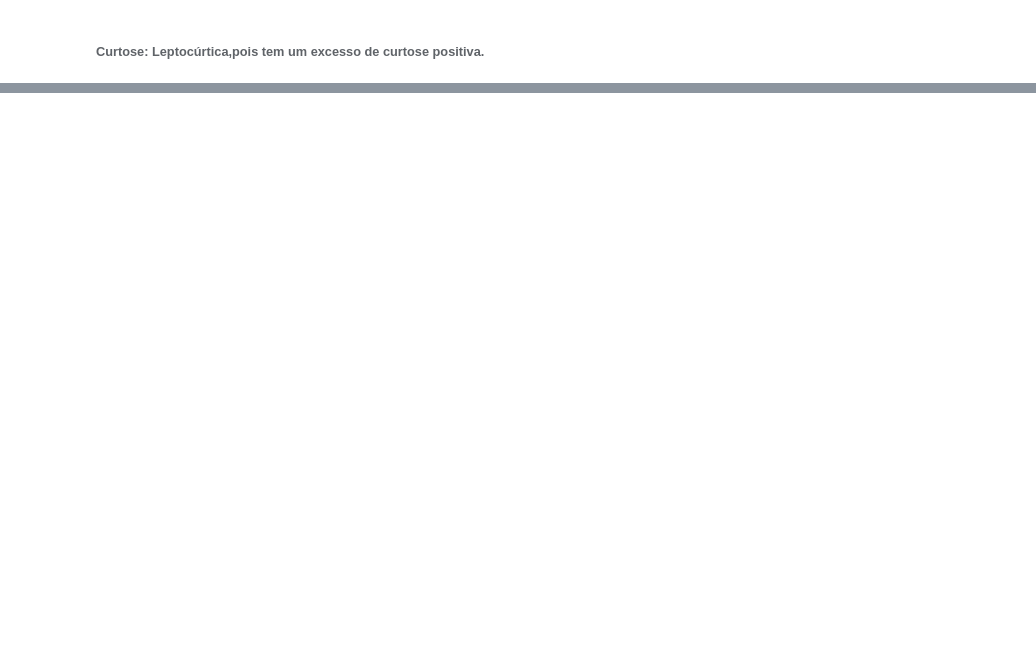
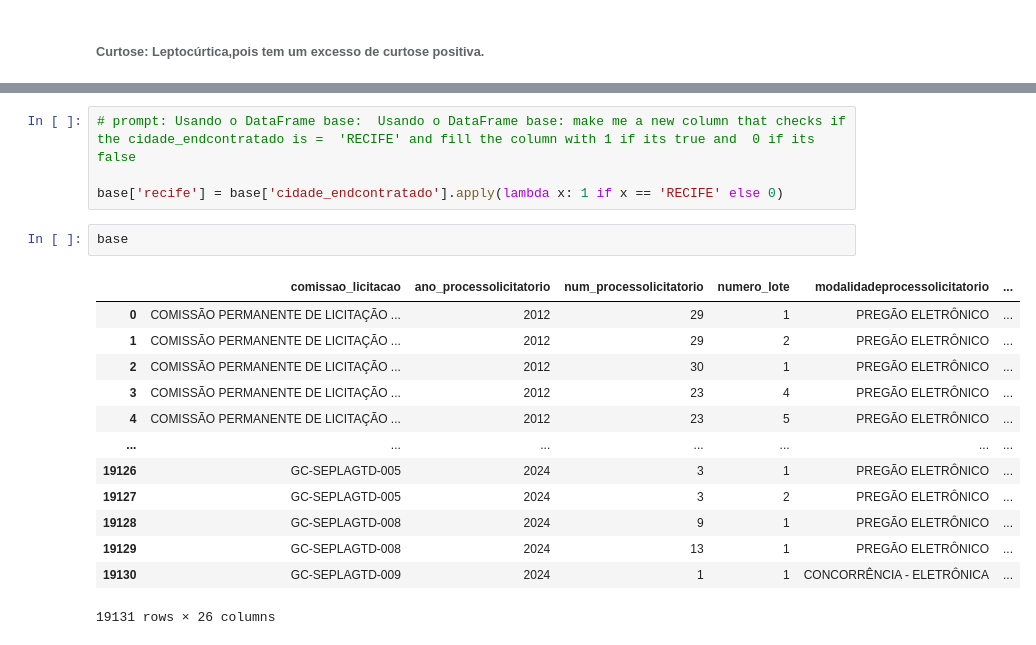
Before and after one commit to dayviddouglas/ciencia_de_dados_licitacoes_prefeitura_do_recife, a Jupyter notebook: Licitações.ipynb, the cells around one changed output, grey strips where cells are left out. Saved outputs shown, nothing was run; the diff lists cells and outputs as text; blank space fills up the shorter version.

```diff
--- a/Licitações.ipynb
+++ b/Licitações.ipynb
@@ -331,0 +687,20 @@ base["valor_licitacao_lote"].kurtosis()
+# %%
+# prompt: Usando o DataFrame base:  Usando o DataFrame base: make me a new column that checks if the cidade_endcontratado is =  'RECIFE' and fill the column with 1 if its true and  0 if its false
+
+base['recife'] = base['cidade_endcontratado'].apply(lambda x: 1 if x == 'RECIFE' else 0)
+# %%
+base
+# %% [output]
+|  | comissao_licitacao | ano_processolicitatorio | num_processolicitatorio | numero_lote | modalidadeprocessolicitatorio | ... |
+| 0 | COMISSÃO PERMANENTE DE LICITAÇÃO ... | 2012 | 29 | 1 | PREGÃO ELETRÔNICO | ... |
+| 1 | COMISSÃO PERMANENTE DE LICITAÇÃO ... | 2012 | 29 | 2 | PREGÃO ELETRÔNICO | ... |
+| 2 | COMISSÃO PERMANENTE DE LICITAÇÃO ... | 2012 | 30 | 1 | PREGÃO ELETRÔNICO | ... |
+| 3 | COMISSÃO PERMANENTE DE LICITAÇÃO ... | 2012 | 23 | 4 | PREGÃO ELETRÔNICO | ... |
+| 4 | COMISSÃO PERMANENTE DE LICITAÇÃO ... | 2012 | 23 | 5 | PREGÃO ELETRÔNICO | ... |
+| ... | ... | ... | ... | ... | ... | ... |
+| 19126 | GC-SEPLAGTD-005 | 2024 | 3 | 1 | PREGÃO ELETRÔNICO | ... |
+| 19127 | GC-SEPLAGTD-005 | 2024 | 3 | 2 | PREGÃO ELETRÔNICO | ... |
+| 19128 | GC-SEPLAGTD-008 | 2024 | 9 | 1 | PREGÃO ELETRÔNICO | ... |
+| 19129 | GC-SEPLAGTD-008 | 2024 | 13 | 1 | PREGÃO ELETRÔNICO | ... |
+| 19130 | GC-SEPLAGTD-009 | 2024 | 1 | 1 | CONCORRÊNCIA - ELETRÔNICA | ... |
+19131 rows × 26 columns
```
Also changed, not shown: parts of 51 cells of this notebook.
